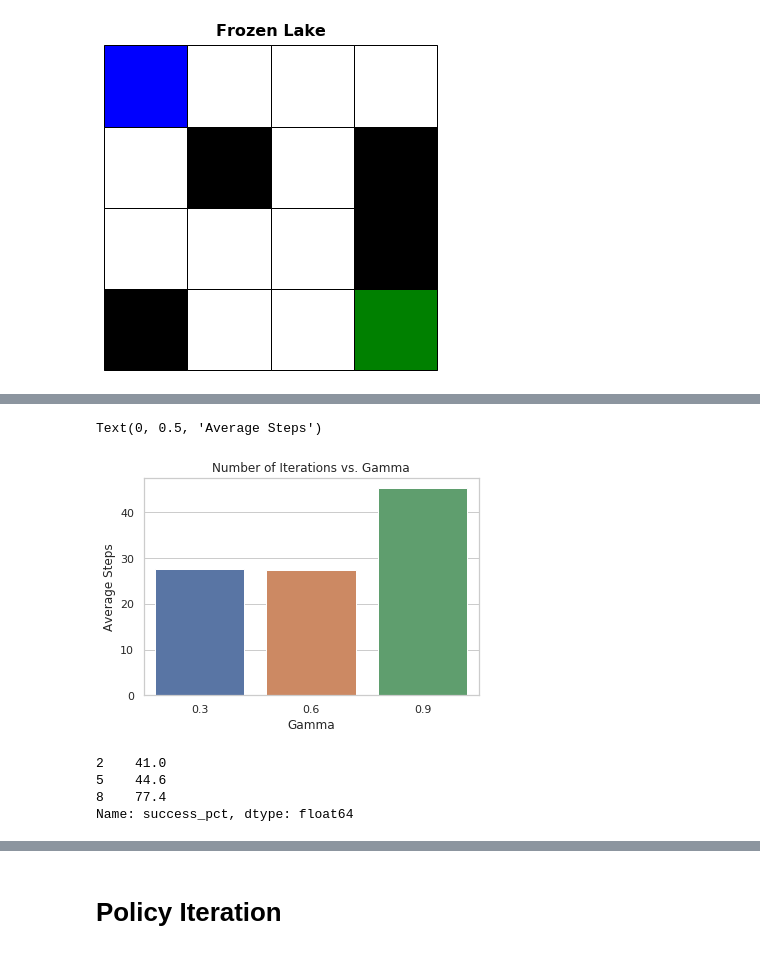
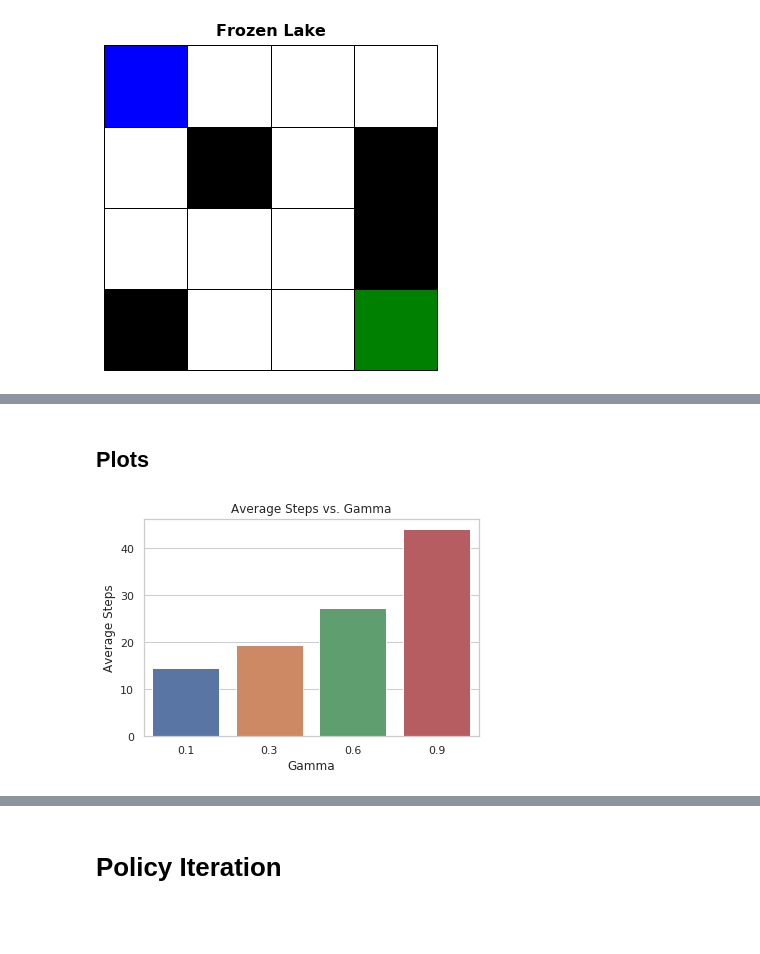
Before and after one commit to reedipher/CS-7641-reinforcement_learning, a Jupyter notebook: code/frozen.ipynb, the cells around one changed output, grey strips where cells are left out. Drawn from its saved outputs; the diff is of its cells as text; code cells hidden in the pictures; blank space fills up the shorter version.

Commit message:
first cut of VI done with Frozen

```diff
--- a/code/frozen.ipynb
+++ b/code/frozen.ipynb
@@ -67,7 +67,7 @@ def plot_lake(env, policy=None, title='Frozen Lake'):
 # %%
 # code based on:
 # https://medium.com/analytics-vidhya/solving-the-frozenlake-environment-from-openai-gym-using-value-iteration-5a078dffe438
-def get_score(env, policy, episodes=1000):
+def get_score(env, policy, printInfo=False, episodes=1000):
     misses = 0
     steps_list = []
     for episode in range(episodes):
@@ -85,12 +85,14 @@ def get_score(env, policy, episodes=1000):
                 # print("You fell in a hole!")
                 misses += 1
                 break
-    print('----------------------------------------------')
     ave_steps = np.mean(steps_list)
     pct_fail  = (misses/episodes)* 100
-    print('You took an average of {:.0f} steps to get the frisbee'.format(ave_steps))
-    print('And you fell in the hole {:.2f} % of the times'.format(pct_fail))
-    print('----------------------------------------------')
+
+    if (printInfo):
+        print('----------------------------------------------')
+        print('You took an average of {:.0f} steps to get the frisbee'.format(ave_steps))
+        print('And you fell in the hole {:.2f} % of the times'.format(pct_fail))
+        print('----------------------------------------------')
 
     return ave_steps, pct_fail
 # %%
@@ -192,9 +210,9 @@ def valueIteration(t, r, gammas, epsilons, plot=False, max_iterations=100000):
 # %%
-gammas   = [0.3, 0.6, 0.9]
-epsilons = [1e-4, 1e-8, 1e-12]
-vi_data  = valueIteration(T, R, gammas, epsilons, plot=False)
+gammas   = [0.1, 0.3, 0.6, 0.9]
+epsilons = [1e-2, 1e-3, 1e-8, 1e-12]
+vi_data  = valueIteration(T, R, gammas, epsilons, showResults=True)
 
-vi_data.head(len(gammas)*len(epsilons))
+vi_data.head()
 # %% [output]
 Gamma,  Eps,    Time,   Iter,   Reward
 ________________________________________________________________________________
@@ -220,11 +267,0 @@ ________________________________________________________________________________
-# %%
-# See differences in policy
-policies = vi_data['policy']
-
-for i,p in enumerate(policies):
-    pol = list(p)[0]
-    steps, failures = get_score(env, pol)
-    vi_data['average_steps'][i] = steps
-    vi_data['success_pct'][i] = 100-failures
-
-vi_data.head()
@@ -255,27 +268,22 @@ And you fell in the hole 22.60 % of the times
+# %% [markdown]
+## Plots
 # %%
 # Compare number of iterations with lowest epsilon
 x = gammas
-y = vi_data.loc[vi_data['epsilon'] == min(epsilons)]['average_steps']
+y = []
+for g in gammas:
+    y.append(vi_data.loc[vi_data['gamma'] == g]['average_steps'].mean())
 
 
 sns.set(style="whitegrid")
-fig=plt.figure()
 
-ax = sns.barplot(x, y)
-ax.set_title('Number of Iterations vs. Gamma')
+fig = plt.figure(figsize=(6,4))
+ax  = sns.barplot(x, y)
+ax.set_title('Average Steps vs. Gamma')
 ax.set_xlabel('Gamma')
 ax.set_ylabel('Average Steps')
+
+title='averageSteps_vs_gamma'
+plt.savefig('./frozen/' + title + '.png', dpi=400)
 # %% [output]
-Text(0, 0.5, 'Average Steps')
-[figure, old version]
+[figure, new version]
-# %%
-# Compare success of runs
-x = gammas
-y = vi_data.loc[vi_data['epsilon'] == min(epsilons)]['success_pct']
-
-fig=plt.figure()
-# %% [output]
-2    41.0
-5    44.6
-8    77.4
-Name: success_pct, dtype: float64
```
Also changed, not shown: parts of 14 cells of this notebook, 23 other files.
